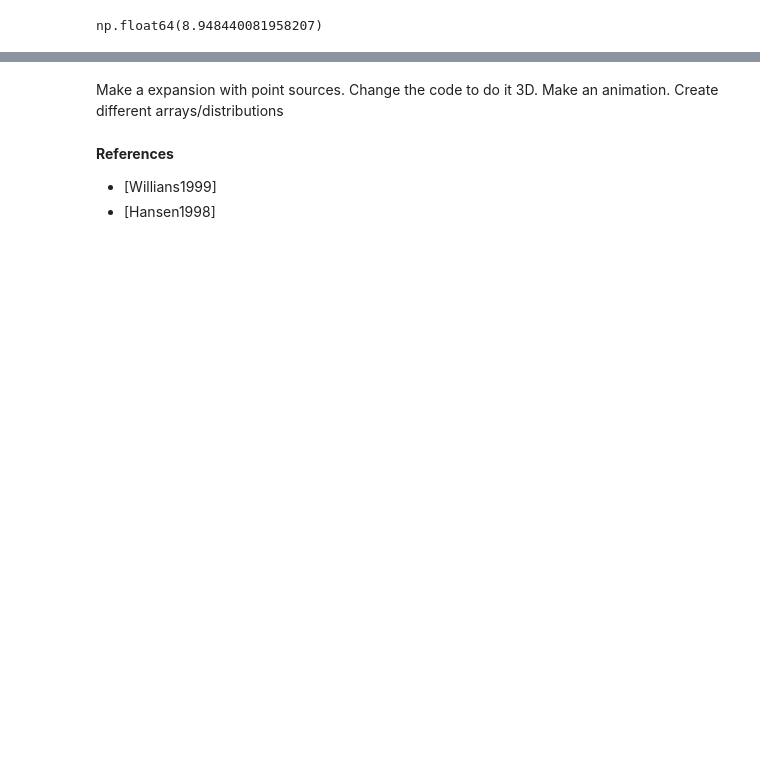
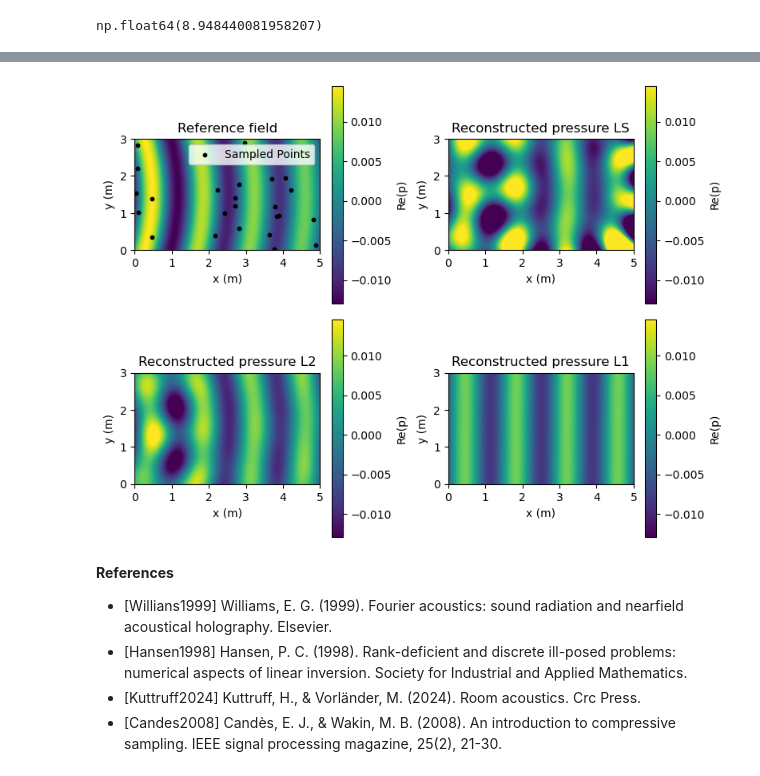
Before and after one commit to samuel-verburg/EEA-summer-school-2025, a Jupyter notebook: exercise1.ipynb, the cells around one changed output, grey strips where cells are left out. Cells and saved outputs as stored; diff of their text form; code cells hidden in the pictures; blank space fills up the shorter version.

```diff
--- a/exercise1.ipynb
+++ b/exercise1.ipynb
@@ -454,9 +481,51 @@ plt.show()
-# %% [markdown]
-Make a expansion with point sources.
-Change the code to do it 3D.
-Make an animation.
-Create different arrays/distributions
+# %%
+B = np.exp(-1j * k @ r_rec.T).T
+
+p_rec_ls = B @ x_ls.value
+p_rec_l2 = B @ x_l2.value
+p_rec_l1 = B @ x_l1.value
+
+fig, axes = plt.subplots(2, 2, figsize=(8, 6))
+
+vmin, vmax = min(p_ref.real), max(p_ref.real)
+
+# Reference
+im0 = axes[0,0].imshow(p_ref.real.reshape(X.shape), cmap='viridis', vmin=vmin, vmax=vmax, extent=(0, Lx, 0, Ly))
+axes[0,0].set_title("Reference field")
+axes[0,0].scatter(r[:, 0], r[:, 1], c='black', s=10, label='Sampled Points')
+axes[0,0].legend(loc='upper right')
+axes[0,0].set_xlabel('x (m)')
+axes[0,0].set_ylabel('y (m)')
+fig.colorbar(im0, ax=axes[0,0], label='Re(p)')
+
+# Reconstructed Pressure Field LS
+im1 = axes[0,1].imshow(p_rec_ls.real.reshape(X.shape), cmap='viridis', vmin=vmin, vmax=vmax, extent=(0, Lx, 0, Ly))
+axes[0,1].set_title('Reconstructed pressure LS')
+axes[0,1].set_xlabel('x (m)')
+axes[0,1].set_ylabel('y (m)')
+fig.colorbar(im1, ax=axes[0,1], label='Re(p)')
+
+# Reconstructed Pressure Field L2
+im2 = axes[1,0].imshow(p_rec_l2.real.reshape(X.shape), cmap='viridis', vmin=vmin, vmax=vmax, extent=(0, Lx, 0, Ly))
+axes[1,0].set_title('Reconstructed pressure L2')
+axes[1,0].set_xlabel('x (m)')
+axes[1,0].set_ylabel('y (m)')
+fig.colorbar(im2, ax=axes[1,0], label='Re(p)')
+
+# Reconstructed Pressure Field L1
+im3 = axes[1,1].imshow(p_rec_l1.real.reshape(X.shape), cmap='viridis', vmin=vmin, vmax=vmax, extent=(0, Lx, 0, Ly))
+axes[1,1].set_title('Reconstructed pressure L1')
+axes[1,1].set_xlabel('x (m)')
+axes[1,1].set_ylabel('y (m)')
+fig.colorbar(im3, ax=axes[1,1], label='Re(p)')
+
+plt.tight_layout()
+plt.show()
+# %% [output]
+[figure, added]
 # %% [markdown]
 **References**
-- [Willians1999]
-- [Hansen1998]
+- [Willians1999] Williams, E. G. (1999). Fourier acoustics: sound radiation and nearfield acoustical holography. Elsevier.
+- [Hansen1998] Hansen, P. C. (1998). Rank-deficient and discrete ill-posed problems: numerical aspects of linear inversion. Society for Industrial and Applied Mathematics.
+- [Kuttruff2024] Kuttruff, H., & Vorländer, M. (2024). Room acoustics. Crc Press.
+- [Candes2008] Candès, E. J., & Wakin, M. B. (2008). An introduction to compressive sampling. IEEE signal processing magazine, 25(2), 21-30.
```
Also changed, not shown: parts of 24 cells of this notebook, 1 other file.
